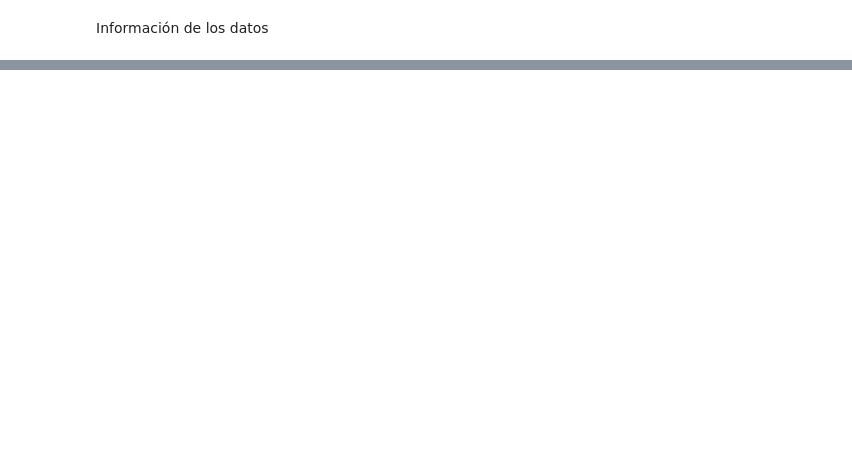
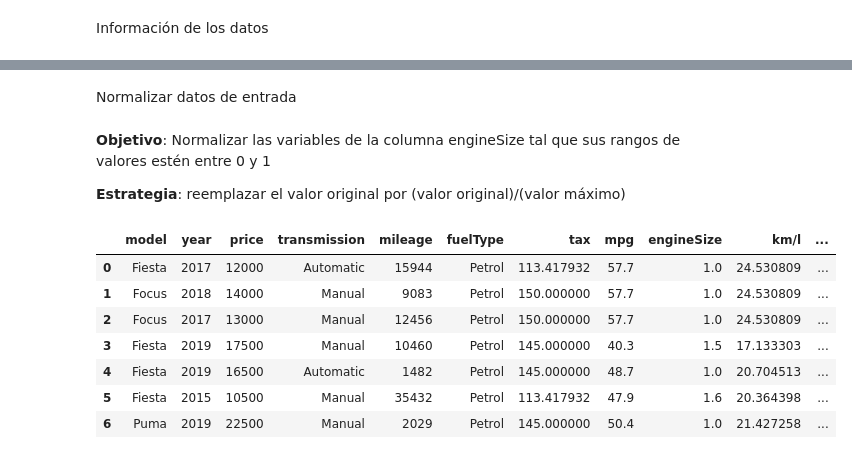
Before and after one commit to FranciscoJavierSG/TallerPython-Tarea2, a Jupyter notebook: Tarea2_Python.ipynb, the cells around one changed output, grey strips where cells are left out. Cells and saved outputs as stored; diff of their text form; code cells hidden in the pictures; blank space fills up the shorter version.

```diff
--- a/Tarea2_Python.ipynb
+++ b/Tarea2_Python.ipynb
@@ -58,0 +103,3 @@ memory usage: 1.2+ MB
+# %%
+tax_prom = df["tax"].astype("float").mean(axis=0)
+print("El promedio de la columna tax es:", tax_prom)
@@ -58,0 +110,3 @@ memory usage: 1.2+ MB
+# %%
+df["tax"].replace(np.nan, tax_prom, inplace=True)
+df.head(10)
@@ -58,0 +142,3 @@ memory usage: 1.2+ MB
+# %%
+df[["tax"]] = df[["tax"]].astype("float")
+df.dtypes
@@ -58,0 +179,3 @@ memory usage: 1.2+ MB
+# %%
+df['km/l'] = df["mpg"]*0.425144
+df.head(7)
@@ -58,0 +191,18 @@ memory usage: 1.2+ MB
+# %% [markdown]
+Normalizar datos de entrada
+# %% [markdown]
+**Objetivo**: Normalizar las variables de la columna engineSize tal que sus rangos de valores estén entre 0 y 1
+
+**Estrategia**: reemplazar el valor original por (valor original)/(valor máximo)
+# %%
+df['engineSizeNorm'] = df['engineSize']/df['engineSize'].max()
+df.head(7)
+# %% [output]
+|  | model | year | price | transmission | mileage | fuelType | tax | mpg | engineSize | km/l | ... |
+| 0 | Fiesta | 2017 | 12000 | Automatic | 15944 | Petrol | 113.417932 | 57.7 | 1.0 | 24.530809 | ... |
+| 1 | Focus | 2018 | 14000 | Manual | 9083 | Petrol | 150.000000 | 57.7 | 1.0 | 24.530809 | ... |
+| 2 | Focus | 2017 | 13000 | Manual | 12456 | Petrol | 150.000000 | 57.7 | 1.0 | 24.530809 | ... |
+| 3 | Fiesta | 2019 | 17500 | Manual | 10460 | Petrol | 145.000000 | 40.3 | 1.5 | 17.133303 | ... |
+| 4 | Fiesta | 2019 | 16500 | Automatic | 1482 | Petrol | 145.000000 | 48.7 | 1.0 | 20.704513 | ... |
+| 5 | Fiesta | 2015 | 10500 | Manual | 35432 | Petrol | 113.417932 | 47.9 | 1.6 | 20.364398 | ... |
+| 6 | Puma | 2019 | 22500 | Manual | 2029 | Petrol | 145.000000 | 50.4 | 1.0 | 21.427258 | ... |
```
Also changed, not shown: parts of 22 cells of this notebook, 2 other files.
